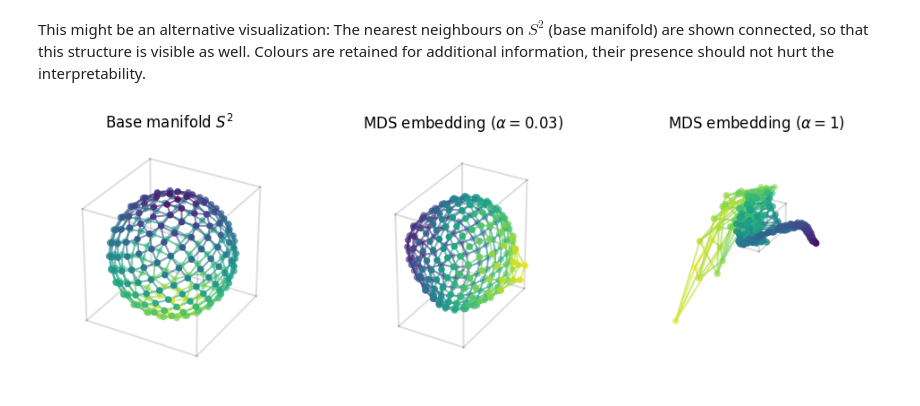
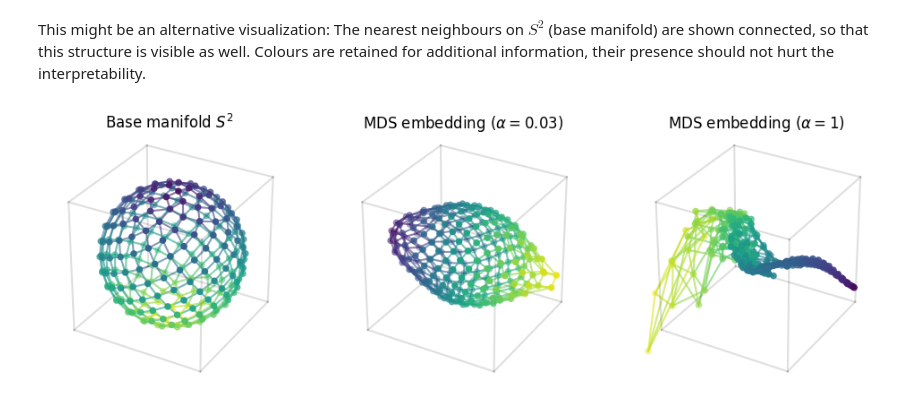
Before and after one commit to laurasaizz/Visualization-S3, a Jupyter notebook: basemanifold3sphere.ipynb, the cells around one changed output. Drawn from its saved outputs; the diff is of its cells as text; code cells hidden in the pictures.

Commit message:
Clean up visualization
Adds custom scaling to base manifold images to make the visualizations
more uniform.

```diff
--- a/basemanifold3sphere.ipynb
+++ b/basemanifold3sphere.ipynb
@@ -100,6 +100,11 @@ def scatter_3d(x, y, z, title="3D scatter plot"):
     ax.set_title(title)
 
     plt.show()
+# %%
+def set_axlim(axis, axlim):
+    axis.set_xlim((-axlim,axlim))
+    axis.set_ylim((-axlim,axlim))
+    axis.set_zlim((-axlim,axlim))
 # %% [markdown]
 # Examples
 # %% [markdown]
@@ -112,7 +117,7 @@ points_mds_lowalpha = mds(points, 3, distance=modified_distance_s2, alpha=0.03,
 There are 250 eigenvalues.
 Number of large, non-zero eigenvalues for approximate embedding: 238 (95.20%)
 # %%
-points_mds_highalpha = mds(points, 3, distance=modified_distance_s2, alpha=0.5, hyperspherical=True)
+points_mds_highalpha = mds(points, 3, distance=modified_distance_s2, alpha=1, hyperspherical=True)
 # %% [output]
 There are 250 eigenvalues.
 Number of large, non-zero eigenvalues for approximate embedding: 239 (95.60%)
@@ -181,32 +189,35 @@ n_neighbours = 4
 # %%
 fig, axes = plt.subplots(1, 3, figsize=(12,8), subplot_kw={"projection": '3d', "box_aspect": (1,1,1)})
 base_points = np.array([ (np.sin(θ)*np.cos(φ), np.sin(θ)*np.sin(φ), np.cos(θ)) for θ, φ in points ])
 colors = cm.viridis(points[:,0]/np.pi)
 neighbour_edges = find_closest_neighbour_edges(points, n_neighbours)
 edges_colors = cm.viridis(points[np.array(list(map(lambda x: x[0], neighbour_edges))),0]/np.pi)
 
 ax = axes[0]
 ax.scatter(*base_points.T, c=colors)
 draw_edges(ax, base_points, neighbour_edges, edges_colors)
 add_axis_cube(ax, 2)
+set_axlim(ax, 1)
 ax.set_axis_off()
 ax.set_title("Base manifold $S^2$")
 
 ax = axes[1]
 ax.scatter(*points_mds_lowalpha, c=colors, marker='o')
 draw_edges(ax, np.array(list(zip(*points_mds_lowalpha))), neighbour_edges, edges_colors)
-add_axis_cube(ax, 3)
+add_axis_cube(ax, 4)
+set_axlim(ax, 2)
 ax.set_axis_off()
 ax.set_title("MDS embedding ($\\alpha = 0.03$)")
 
 ax = axes[2]
 ax.scatter(*points_mds_highalpha, c=colors, marker='o')
 draw_edges(ax, np.array(list(zip(*points_mds_highalpha))), neighbour_edges, edges_colors)
-add_axis_cube(ax, 3)
+add_axis_cube(ax, 16)
+set_axlim(ax, 8)
 ax.set_axis_off()
 ax.set_title("MDS embedding ($\\alpha = 1$)")
 
 plt.savefig("basemanifoldangles-connected.png", bbox_inches='tight')
 plt.show()
 # %% [output]
-[figure, old version]
+[figure, new version]
```
Also changed, not shown: parts of 1 cell of this notebook.
